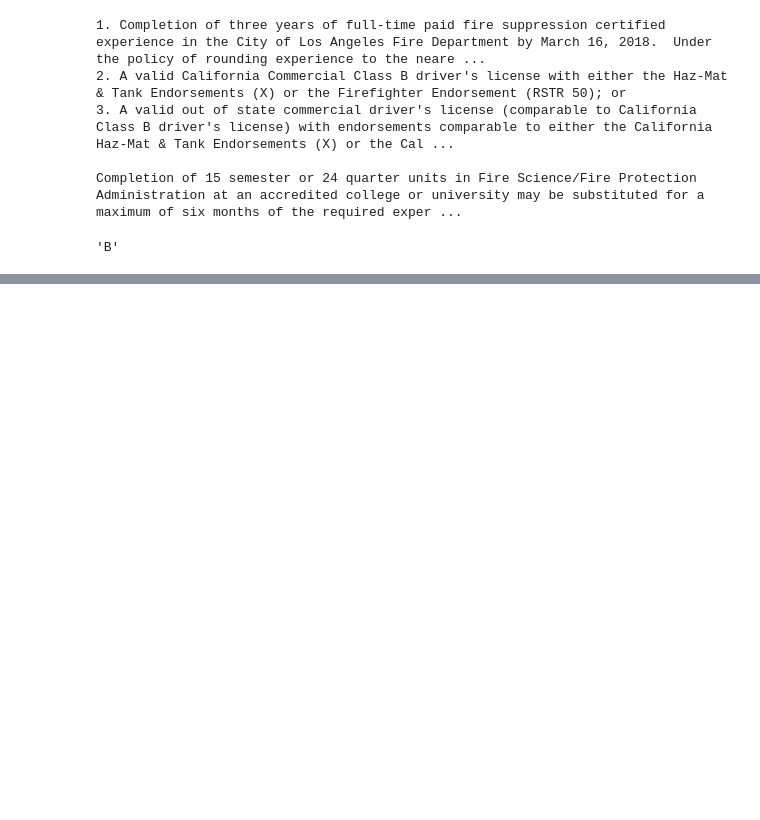
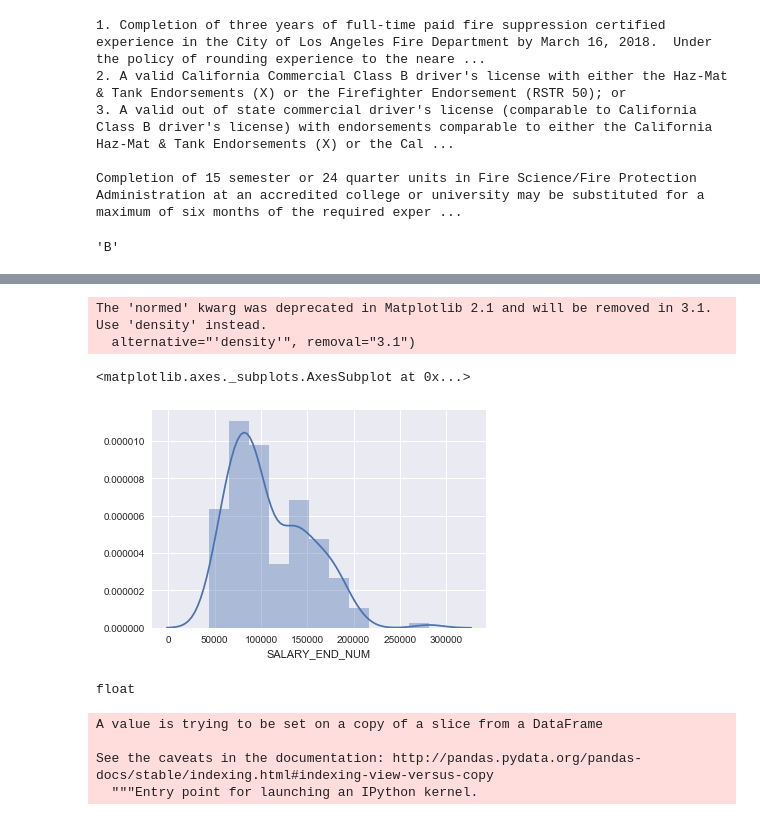
Before and after one commit to gt0410/City-of-LA-Kaggle, a Jupyter notebook: main.ipynb, the cells around one changed output, grey strips where cells are left out. Saved outputs shown, nothing was run; the diff lists cells and outputs as text; code cells hidden in the pictures; blank space fills up the shorter version.

```diff
--- a/main.ipynb
+++ b/main.ipynb
@@ -440,0 +486,12 @@ p2
+# %%
+sns.distplot(data_df.SALARY_END_NUM[data_df.SALARY_END_NUM.notnull()])
+# %% [output]
+The 'normed' kwarg was deprecated in Matplotlib 2.1 and will be removed in 3.1. Use 'density' instead.
+  alternative="'density'", removal="3.1")
+<matplotlib.axes._subplots.AxesSubplot at 0x...>
+[figure, added]
+# %%
+locale.setlocale(locale.LC_ALL, 'en_US.UTF8')
+type(locale.atof(data_df.SALARY_START[1].strip("$")))
+# %% [output]
+float
@@ -440,0 +506,7 @@ p2
+# %%
+data_df.SALARY_END[data_df.SALARY_END.isnull()] = data_df.SALARY_START[data_df.SALARY_END.isnull()]
+# %% [output]
+A value is trying to be set on a copy of a slice from a DataFrame
+
+See the caveats in the documentation: http://pandas.pydata.org/pandas-docs/stable/indexing.html#indexing-view-versus-copy
+  """Entry point for launching an IPython kernel.
```
Also changed, not shown: parts of 19 cells of this notebook.
